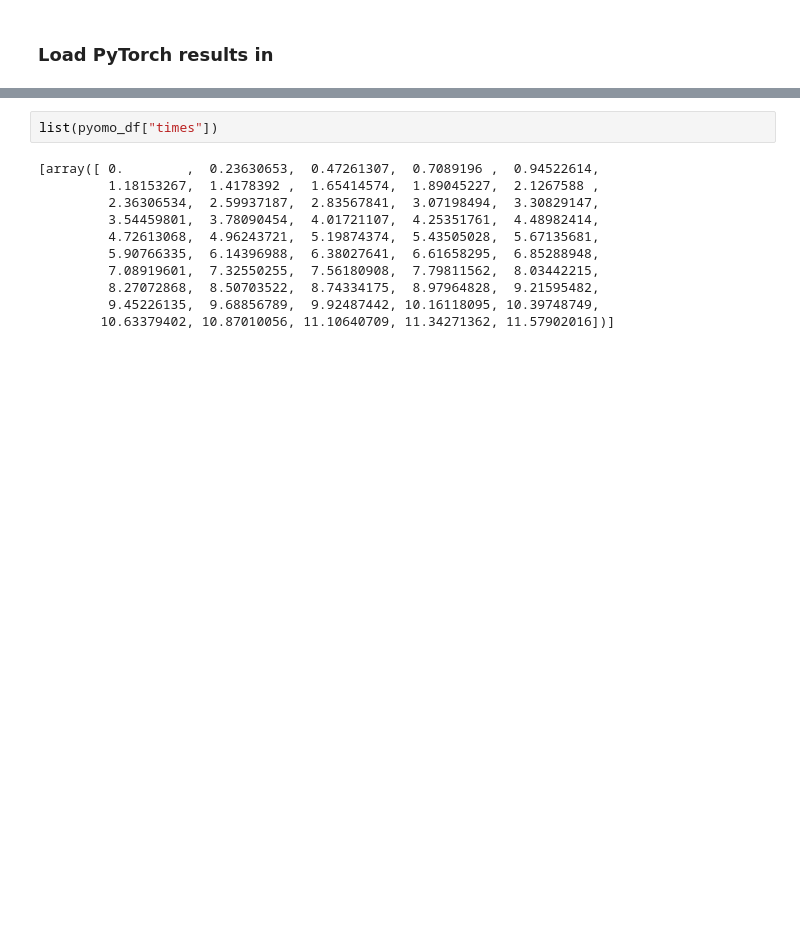
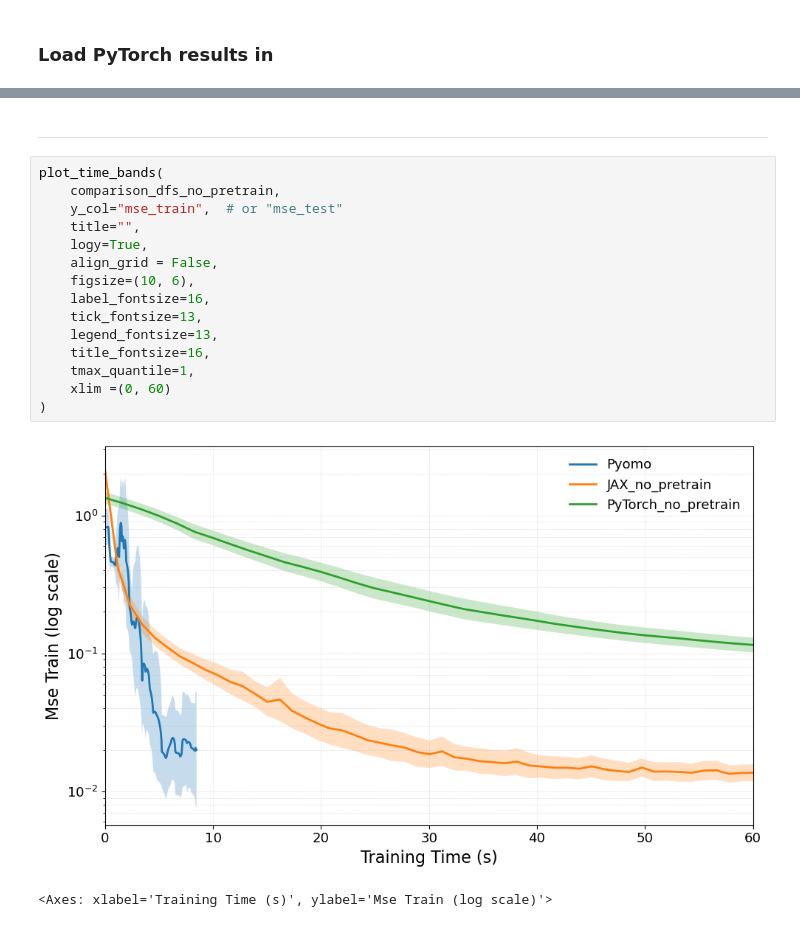
Before and after one commit to mariashapo/NODE, a Jupyter notebook: src/analysis/real_life/training_conv_rl.ipynb, the cells around one changed output, grey strips where cells are left out. Saved outputs shown, nothing was run; the diff lists cells and outputs as text; blank space fills up the shorter version.

```diff
--- a/src/analysis/real_life/training_conv_rl.ipynb
+++ b/src/analysis/real_life/training_conv_rl.ipynb
@@ -221,14 +258,21 @@ plot_time_bands(
 <Axes: xlabel='Training Time (s)', ylabel='Mse Test (log scale)'>
-# %%
-list(pyomo_df["times"])
-# %% [output]
-[array([ 0.        ,  0.23630653,  0.47261307,  0.7089196 ,  0.94522614,
-         1.18153267,  1.4178392 ,  1.65414574,  1.89045227,  2.1267588 ,
-         2.36306534,  2.59937187,  2.83567841,  3.07198494,  3.30829147,
-         3.54459801,  3.78090454,  4.01721107,  4.25351761,  4.48982414,
-         4.72613068,  4.96243721,  5.19874374,  5.43505028,  5.67135681,
-         5.90766335,  6.14396988,  6.38027641,  6.61658295,  6.85288948,
-         7.08919601,  7.32550255,  7.56180908,  7.79811562,  8.03442215,
-         8.27072868,  8.50703522,  8.74334175,  8.97964828,  9.21595482,
-         9.45226135,  9.68856789,  9.92487442, 10.16118095, 10.39748749,
-        10.63379402, 10.87010056, 11.10640709, 11.34271362, 11.57902016])]
+# %% [markdown]
+----
+# %%
+plot_time_bands(
+    comparison_dfs_no_pretrain,
+    y_col="mse_train",  # or "mse_test"
+    title="",
+    logy=True,
+    align_grid = False,
+    figsize=(10, 6),
+    label_fontsize=16,
+    tick_fontsize=13,
+    legend_fontsize=13,
+    title_fontsize=16,
+    tmax_quantile=1,
+    xlim =(0, 60)
+)
+# %% [output]
+[figure, added]
+<Axes: xlabel='Training Time (s)', ylabel='Mse Train (log scale)'>
```
Also changed, not shown: parts of 17 cells of this notebook, 3 other files.
